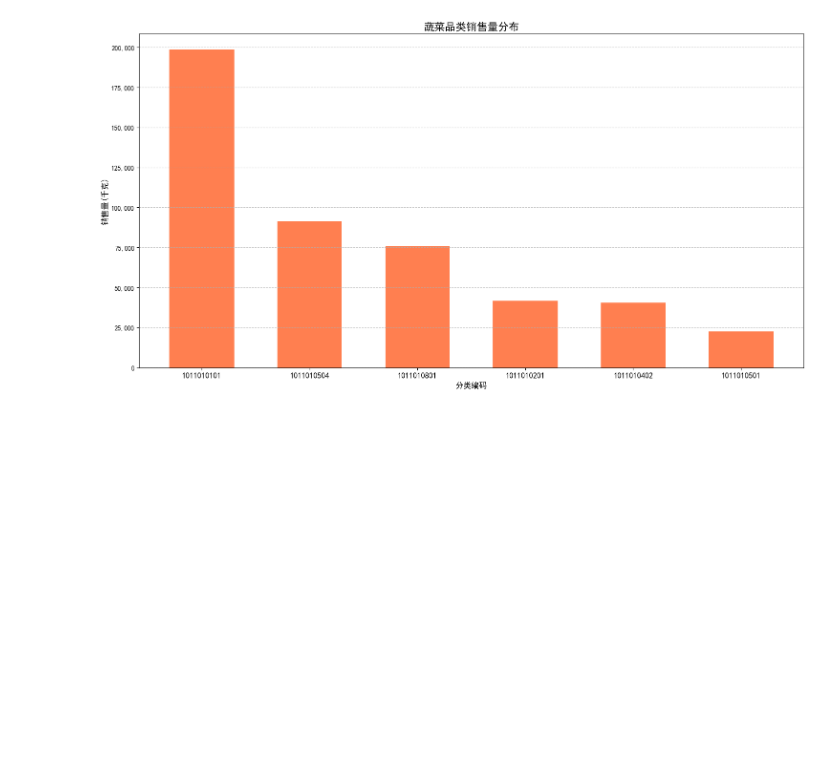
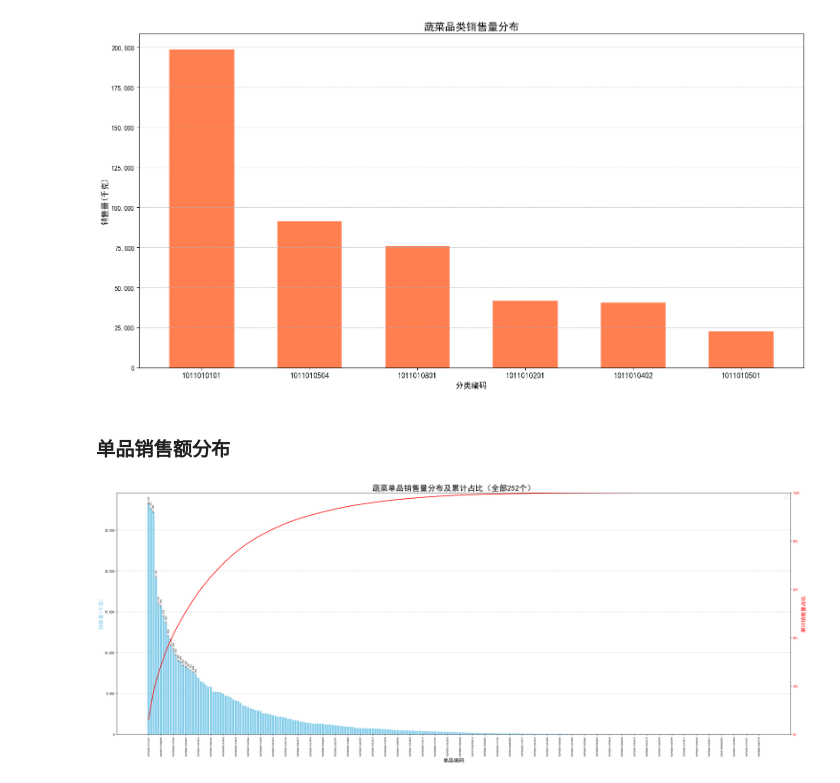
Before and after one commit to hxqrrrr/mathematical-modeling, a Jupyter notebook: 实战1/真题模拟/2023国赛C/part1.ipynb, the cells around one changed output. Cells and saved outputs as stored; diff of their text form; code cells hidden in the pictures; blank space fills up the shorter version.

```diff
--- a/实战1/真题模拟/2023国赛C/part1.ipynb
+++ b/实战1/真题模拟/2023国赛C/part1.ipynb
@@ -96,3 +100,73 @@ plt.tight_layout()
 plt.show()
 # %% [output]
 [figure]
+# %% [markdown]
+### 单品销售额分布
+# %%
+#########################################  单品销售额分布 ############
+# 按销售量降序排序
+df_result1_sorted = df_result1.sort_values('销量(千克)', ascending=False)
+
+# 计算累计销售量占比
+df_result1_sorted['累计销售量占比'] = df_result1_sorted['销量(千克)'].cumsum() / df_result1_sorted['销量(千克)'].sum()
+
+# 绘制单品销售量分布图（所有252个）
+fig, ax1 = plt.subplots(figsize=(30, 12))  # 增加图表宽度
+
+# 创建均匀间隔的 x 轴
+x = np.arange(246)
+
+# 绘制柱状图
+bars = ax1.bar(x, df_result1_sorted['销量(千克)'], color='skyblue', width=0.8)
+
+# 添加标题和轴标签
+ax1.set_title('蔬菜单品销售量分布及累计占比（全部252个）', fontsize=24)
+ax1.set_xlabel('单品编码', fontsize=16)
+ax1.set_ylabel('销售量(千克)', fontsize=16, color='skyblue')
+
+# 设置 x 轴刻度和标签
+ax1.set_xticks(x[::5])  # 每5个显示一个标签
+ax1.set_xticklabels(df_result1_sorted['单品编码'][::5], rotation=90, ha='center', fontsize=8)
+
+# 格式化 y 轴，添加千位分隔符
+ax1.yaxis.set_major_formatter(plt.FuncFormatter(lambda x, p: f'{int(x):,}'))
+
+# 添加数据标签（只为前20个添加标签以避免过于拥挤）
+for bar in bars[:20]:
+    height = bar.get_height()
+    ax1.text(bar.get_x() + bar.get_width()/2., height,
+             f'{int(height):,}',
+             ha='center', va='bottom', fontsize=8, rotation=90)
+
+# 添加网格线
+ax1.grid(axis='y', linestyle='--', alpha=0.7)
+
+# 添加累计销售量占比的折线图
+ax2 = ax1.twinx()
+ax2.plot(x, df_result1_sorted['累计销售量占比'], color='red', marker='', linestyle='-', linewidth=2)
+ax2.set_ylabel('累计销售量占比', color='red', fontsize=16)
+ax2.tick_params(axis='y', labelcolor='red')
+ax2.set_ylim(0, 1)
+ax2.yaxis.set_major_formatter(plt.FuncFormatter(lambda y, _: '{:.0%}'.format(y)))
+
+# 添加图例
+lines1, labels1 = ax1.get_legend_handles_labels()
+lines2, labels2 = ax2.get_legend_handles_labels()
+ax1.legend(lines1 + lines2, ['销售量', '累计占比'], loc='upper right', fontsize=14)
+
+# 调整布局
+plt.tight_layout()
+
+# 显示图表
+plt.show()
+
+# 打印前10个销量最大的单品
+print("销量最大的前10个单品：")
+print(df_result1_sorted[['单品编码', '销量(千克)', '累计销售量占比']].head(10).to_string(index=False))
+
+# 打印长尾效应
+print("\n长尾效应分析：")
+print(f"前20%的单品（{len(df_result1_sorted)//5}个）占总销量的 {df_result1_sorted['累计销售量占比'].iloc[len(df_result1_sorted)//5-1]:.2%}")
+print(f"前50%的单品（{len(df_result1_sorted)//2}个）占总销量的 {df_result1_sorted['累计销售量占比'].iloc[len(df_result1_sorted)//2-1]:.2%}")
+# %% [output]
+[figure, added]
```
Also changed, not shown: parts of 4 cells of this notebook, 3 other files.
